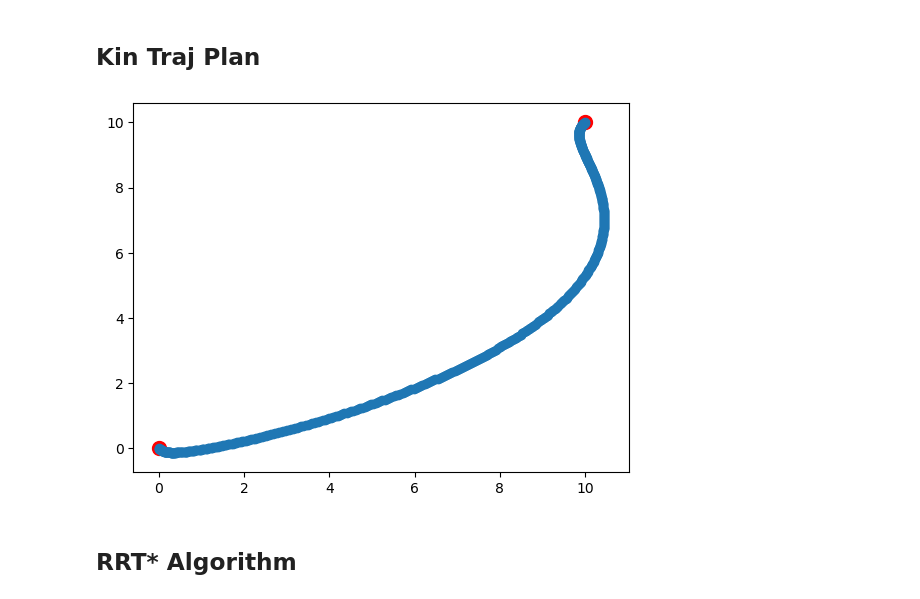
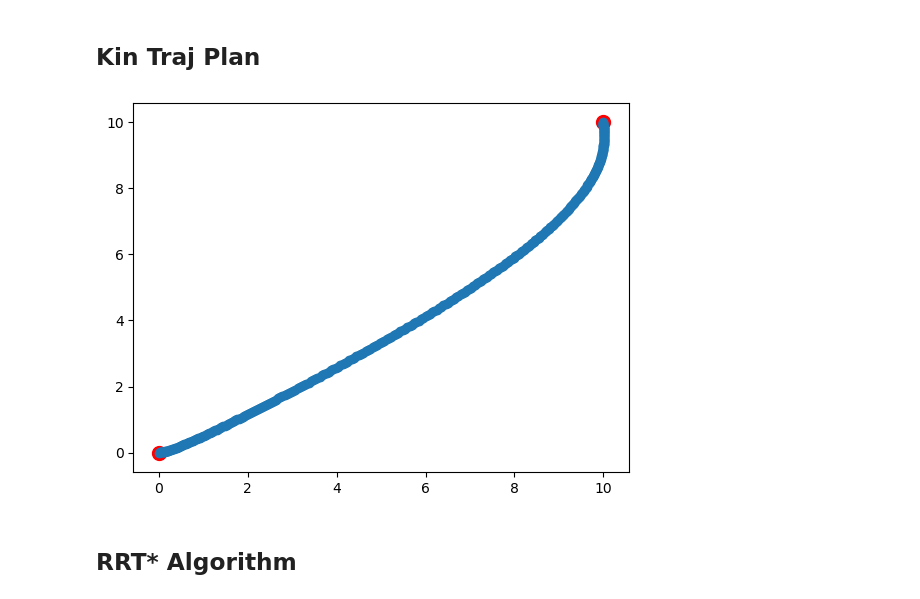
Before and after one commit to difra100/AMR_Testings, a Jupyter notebook: rrt_impl/kinodynamics.ipynb, the cells around one changed output. Saved outputs shown, nothing was run; the diff lists cells and outputs as text; code cells hidden in the pictures.

```diff
--- a/rrt_impl/kinodynamics.ipynb
+++ b/rrt_impl/kinodynamics.ipynb
@@ -86,7 +86,6 @@ class KinoDynamicTrajectoryPlanner:
         self.confs = np.flip(self.confs, axis = 0)
         self.commands = np.flip(self.commands, axis = 0)
 
-
         return self.confs[-1]
 
     def get_state(self, state, u1, u2):
@@ -108,8 +107,8 @@ class KinoDynamicTrajectoryPlanner:
         else:
             theta, eta1, eta2, xi = state[2][0], state[3][0], state[4][0], state[5][0]
             r1, r2 = u1, u2
-            q = np.array([[math.cos(theta)*eta1 - math.sin(theta)*eta2],
-                        [math.sin(theta)*eta1 + math.cos(theta)*eta2],
+            q = np.array([[math.cos(theta)*eta1],
+                        [math.sin(theta)*eta1],
                         [-(1/d0)*eta2],
                         [xi],
                         [(d0/eta1)*(math.sin(theta)*r1 - math.cos(theta)*r2) - (2/eta1)*xi*eta2],
@@ -169,8 +168,9 @@ class KinoDynamicTrajectoryPlanner:
         else:
             theta, eta1, eta2, xi = state[2][0], state[3][0], state[4][0], state[5][0]
 
-            A = np.array([[0, 0, -math.sin(theta)*eta1 - math.cos(theta)*eta2 + eta2*math.cos(theta), math.cos(theta), -math.sin(theta), 0],
-                        [0, 0, math.cos(theta)*eta1 - math.sin(theta)*eta2  + eta2*math.sin(theta), math.sin(theta), math.cos(theta), 0],
+
+            A = np.array([[0, 0, -math.sin(theta)*eta1 , math.cos(theta), 0, 0],
+                        [0, 0, math.cos(theta)*eta1 , math.sin(theta), 0, 0],
                         [0, 0, 0, 0, -(1/d0), 0],
                         [0, 0, 0, 0, 0, 1],
                         [0, 0, 0, (2*xi*eta2/eta1**2), (-2*xi/eta1), (-2*eta2/eta1)],
@@ -323,41 +323,44 @@ class KinoDynamicTrajectoryPlanner:
 
 X_i = 0 # initial X
 Y_i = 0 # initial Y
-theta_i = 0.0 # initial theta
-eta1_i = 0.0 # initial xd
-eta2_i = 0 # initial yd
-xi_i =0 # initial xi
+
+theta_i = 0 # initial theta
+eta1_i = 0.01 # initial xd
+eta2_i = 0.001 # initial yd
+
+xi_i = 0.001 # initial xi
 
 X_f = 10 # final X
 Y_f = 10 # final Y
 theta_f = math.atan2(Y_f - Y_i, X_f - X_i) # final theta
+
 eta1_f = 0.1 # final xd
-eta2_f = 0.001 # final yd
+eta2_f = 0.1 # final yd
 xi_f = 0 # initial xi
 
-jerk = True
+jerk = False
 
 if jerk:
 
     qi = np.array([[X_i], [Y_i], [theta_i], [eta1_i], [eta2_i], [xi_i]])
 
     qf = np.array([[X_f], [Y_f], [theta_f], [eta1_f], [eta2_f], [xi_f]])
 
 else:
 
     qi = np.array([[X_i], [Y_i], [theta_i], [eta1_i], [eta2_i]])
 
     qf = np.array([[X_f], [Y_f], [theta_f], [eta1_f], [eta2_f]])
 
 KD = KinoDynamicTrajectoryPlanner(qi, qf, jerk = jerk)
 
 KD.plan_opt_traj() # KD plan traj from initial node to the final one
 
 plt.scatter([X_i, X_f], [Y_i, Y_f], c = 'red', s = 100)
 plt.scatter([x[0] for x in KD.confs], [y[1] for y in KD.confs])
 plt.show()
 # %% [output]
-[figure, old version]
+[figure, new version]
 # %% [markdown]
 ## RRT* Algorithm
 # %%
```
Also changed, not shown: parts of 9 cells of this notebook, 1 other file.
